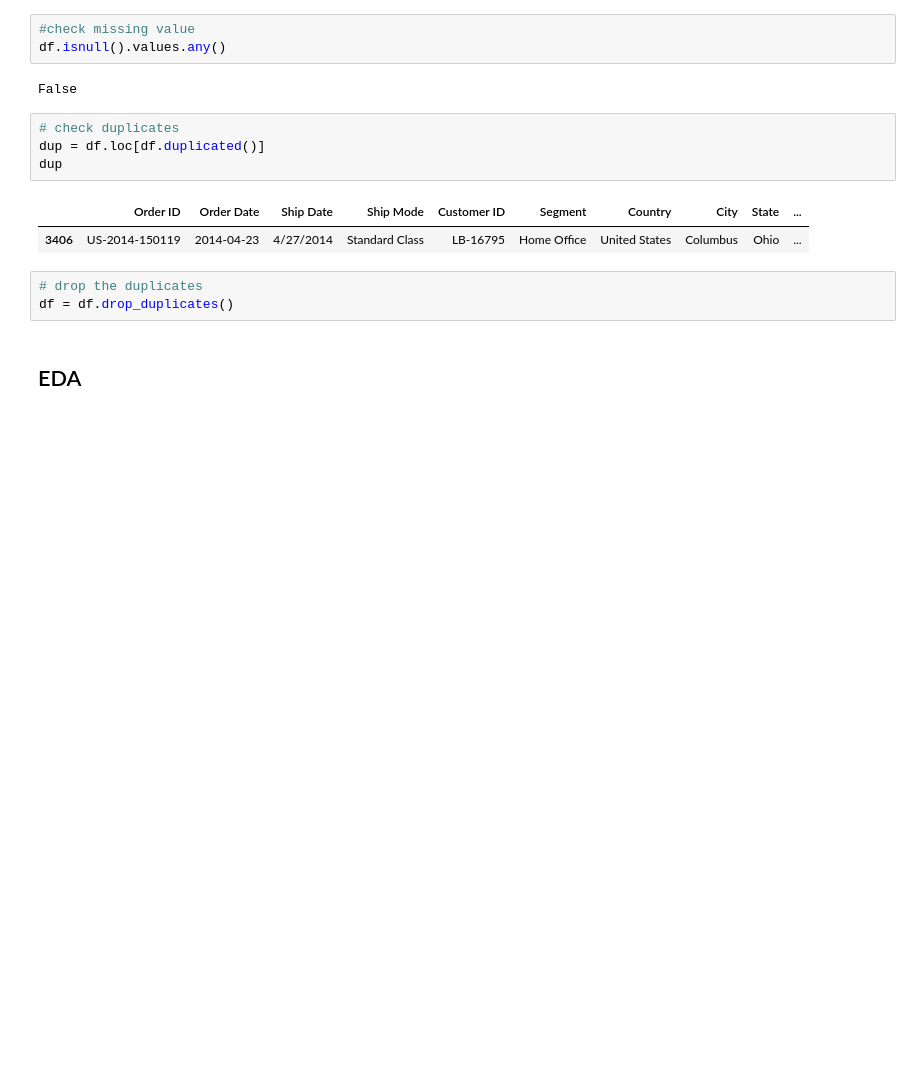
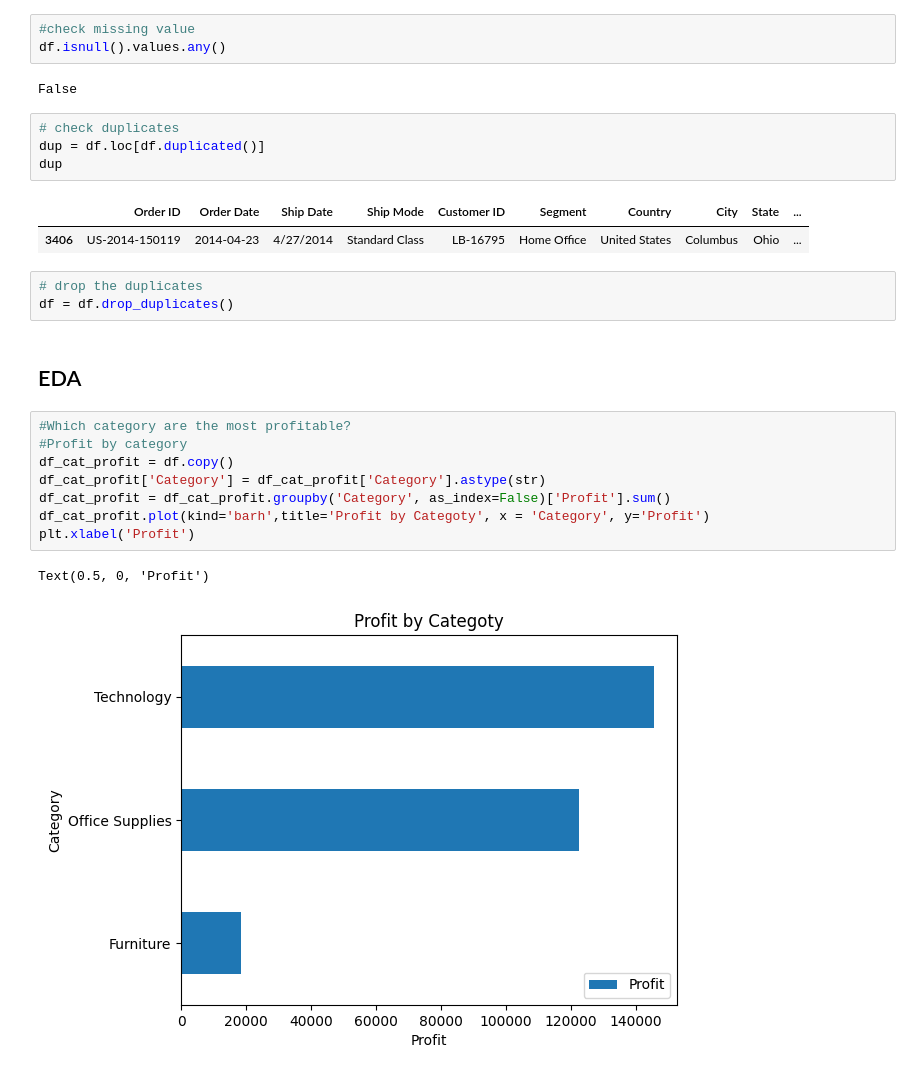
Before and after one commit to jhwong97/wqd7001-superstore-analysis-project, a Jupyter notebook: eda_Wing.ipynb, the cells around one changed output. Cells and saved outputs as stored; diff of their text form; blank space fills up the shorter version.

Commit message:
Update EDA, visual output

```diff
--- a/eda_Wing.ipynb
+++ b/eda_Wing.ipynb
@@ -150,3 +154,14 @@ dup
 df = df.drop_duplicates()
 # %% [markdown]
 ## EDA
+# %%
+#Which category are the most profitable?
+#Profit by category
+df_cat_profit = df.copy()
+df_cat_profit['Category'] = df_cat_profit['Category'].astype(str)
+df_cat_profit = df_cat_profit.groupby('Category', as_index=False)['Profit'].sum()
+df_cat_profit.plot(kind='barh',title='Profit by Categoty', x = 'Category', y='Profit')
+plt.xlabel('Profit')
+# %% [output]
+Text(0.5, 0, 'Profit')
+[figure, added]
```
Also changed, not shown: parts of 12 cells of this notebook, 1 other file.
